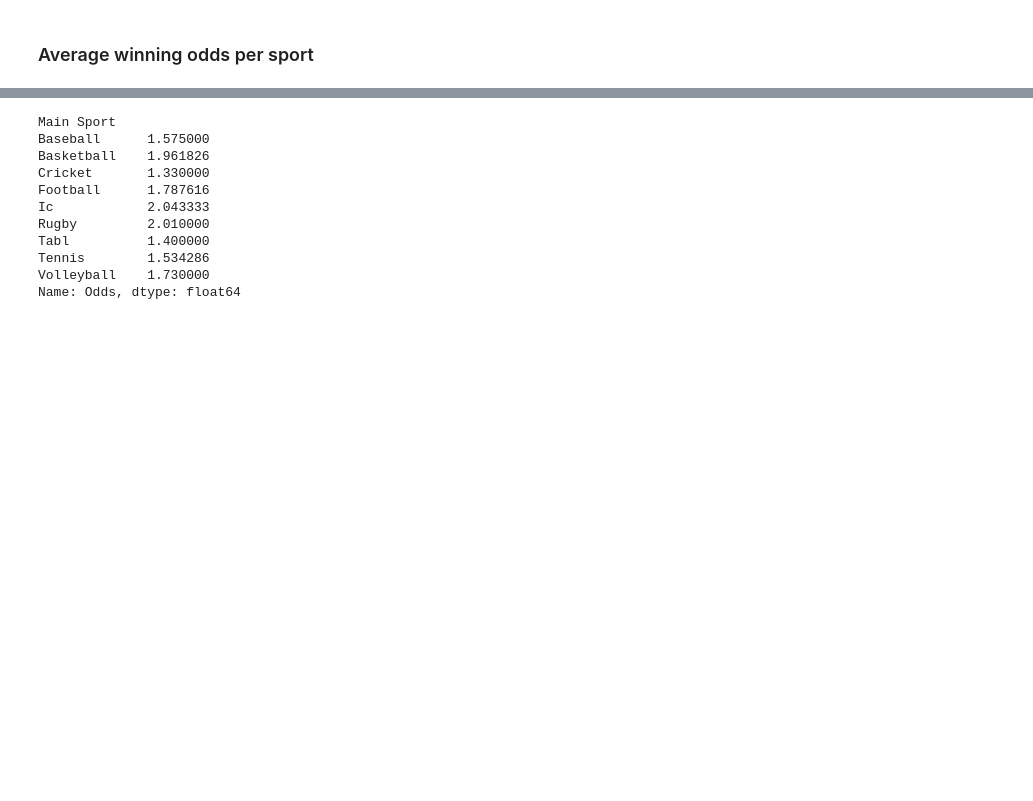
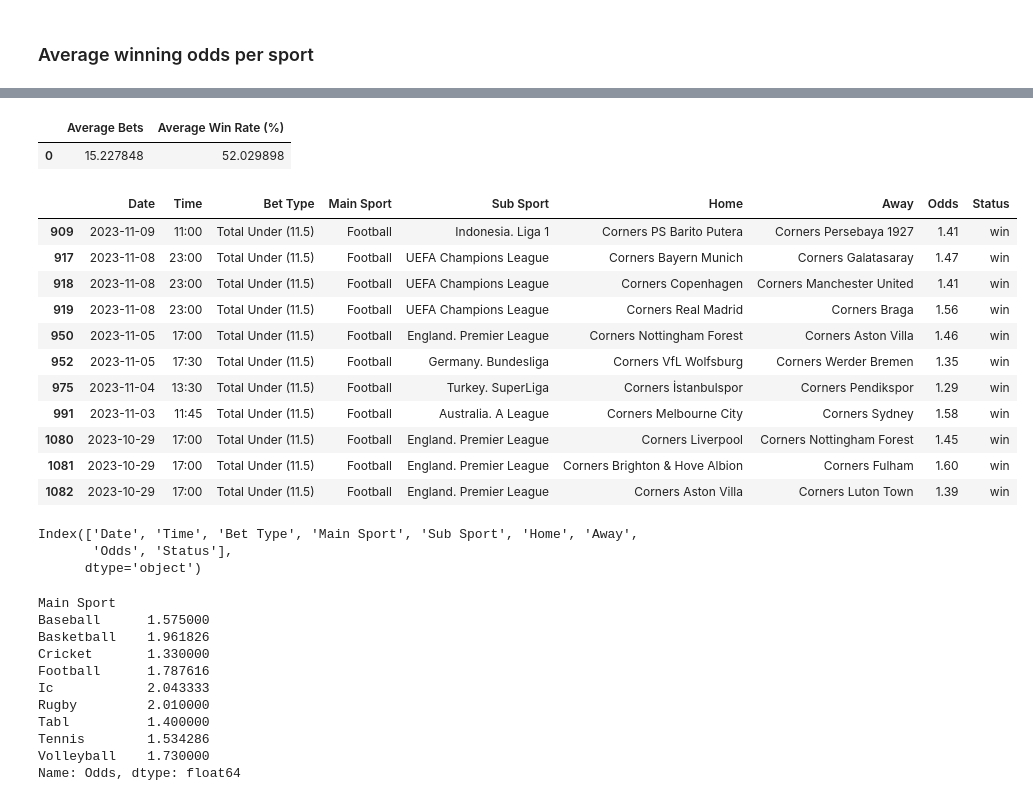
Before and after one commit to namatanda/scrapper, a Jupyter notebook: parser.ipynb, the cells around one changed output, grey strips where cells are left out. Cells and saved outputs as stored; diff of their text form; code cells hidden in the pictures; blank space fills up the shorter version.

```diff
--- a/parser.ipynb
+++ b/parser.ipynb
@@ -125,3 +177,30 @@ win_stats.sort_values('Total Count', ascending=False)
+# %%
+  # For overall averages
+overall_stats
+# %% [output]
+|  | Average Bets | Average Win Rate (%) |
+| 0 | 15.227848 | 52.029898 |
+# %%
+df[df['Bet Type'] == 'Total Under (11.5)']
+# %% [output]
+|  | Date | Time | Bet Type | Main Sport | Sub Sport | Home | Away | Odds | Status |
+| 909 | 2023-11-09 | 11:00 | Total Under (11.5) | Football | Indonesia. Liga 1 | Corners PS Barito Putera | Corners Persebaya 1927 | 1.41 | win |
+| 917 | 2023-11-08 | 23:00 | Total Under (11.5) | Football | UEFA Champions League | Corners Bayern Munich | Corners Galatasaray | 1.47 | win |
+| 918 | 2023-11-08 | 23:00 | Total Under (11.5) | Football | UEFA Champions League | Corners Copenhagen | Corners Manchester United | 1.41 | win |
+| 919 | 2023-11-08 | 23:00 | Total Under (11.5) | Football | UEFA Champions League | Corners Real Madrid | Corners Braga | 1.56 | win |
+| 950 | 2023-11-05 | 17:00 | Total Under (11.5) | Football | England. Premier League | Corners Nottingham Forest | Corners Aston Villa | 1.46 | win |
+| 952 | 2023-11-05 | 17:30 | Total Under (11.5) | Football | Germany. Bundesliga | Corners VfL Wolfsburg | Corners Werder Bremen | 1.35 | win |
+| 975 | 2023-11-04 | 13:30 | Total Under (11.5) | Football | Turkey. SuperLiga | Corners İstanbulspor | Corners Pendikspor | 1.29 | win |
+| 991 | 2023-11-03 | 11:45 | Total Under (11.5) | Football | Australia. A League | Corners Melbourne City | Corners Sydney | 1.58 | win |
+| 1080 | 2023-10-29 | 17:00 | Total Under (11.5) | Football | England. Premier League | Corners Liverpool | Corners Nottingham Forest | 1.45 | win |
+| 1081 | 2023-10-29 | 17:00 | Total Under (11.5) | Football | England. Premier League | Corners Brighton & Hove Albion | Corners Fulham | 1.60 | win |
+| 1082 | 2023-10-29 | 17:00 | Total Under (11.5) | Football | England. Premier League | Corners Aston Villa | Corners Luton Town | 1.39 | win |
+# %%
+df.columns
+# %% [output]
+Index(['Date', 'Time', 'Bet Type', 'Main Sport', 'Sub Sport', 'Home', 'Away',
+       'Odds', 'Status'],
+      dtype='object')
 # %%
 # If 'Odd' is not numeric, you should convert it first using pd.to_numeric
 df['Odd'] = pd.to_numeric(df['Odds'], errors='coerce')
```
Also changed, not shown: parts of 22 cells of this notebook, 1 other file.
